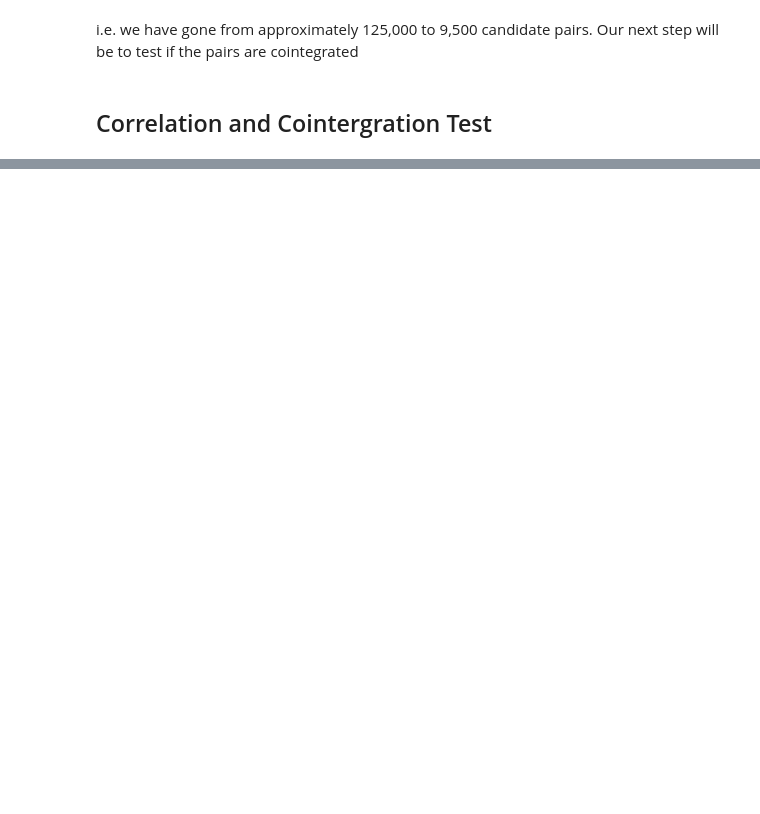
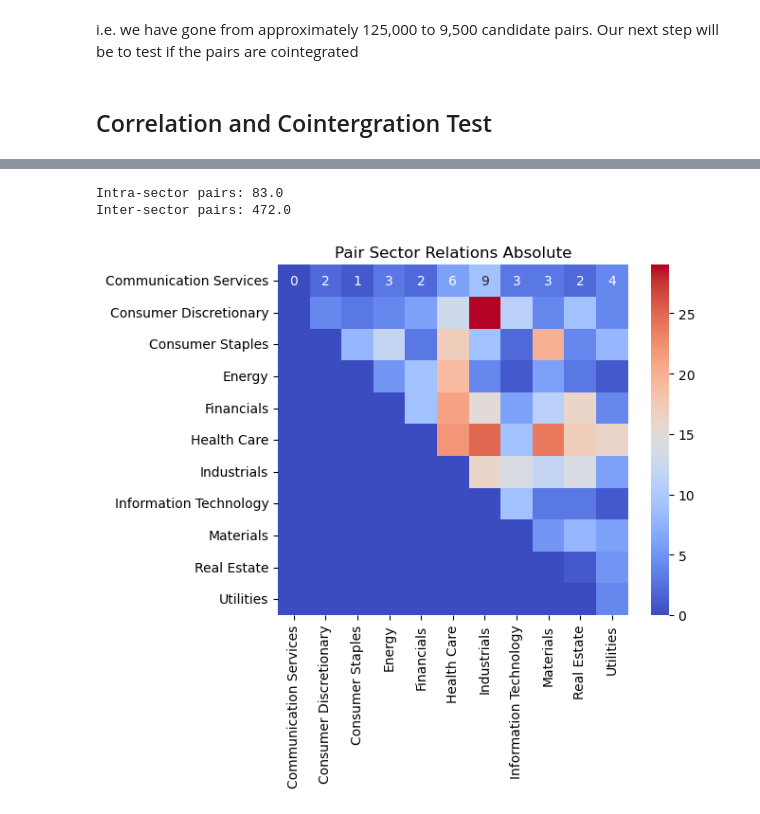
Before and after one commit to DomincDootson/Pairs_Selection_with_Clustering, a Jupyter notebook: Pairs_Selection_with_Unsupervised_Learning.ipynb, the cells around one changed output, grey strips where cells are left out. Saved outputs shown, nothing was run; the diff lists cells and outputs as text; code cells hidden in the pictures; blank space fills up the shorter version.

```diff
--- a/Pairs_Selection_with_Unsupervised_Learning.ipynb
+++ b/Pairs_Selection_with_Unsupervised_Learning.ipynb
@@ -577,0 +672,33 @@ with open('trading_pairs.csv', 'w', newline='') as file:
+# %%
+sector_pairings = [pair for pair in combinations(sectors , 2)]
+sector_index_mapping = {s : i for i, s in enumerate(sectors)}
+# %%
+def get_sector_pair(pair):
+    return tuple(sorted([sp500_sector_info_dict[pair[0]], sp500_sector_info_dict[pair[1]]]))
+# %%
+def get_sectors_heatmap(pairs):
+    sector_pair_heatmap = np.zeros([len(sectors), len(sectors)])
+    for pair in pairs:
+        s_1, s_2 = get_sector_pair(pair)
+        i, j = sector_index_mapping[s_1], sector_index_mapping[s_2]
+        sector_pair_heatmap[i,j] += 1
+
+
+    return sector_pair_heatmap
+# %%
+sector_pair_heatmap = get_sectors_heatmap(selected_pairs)
+# %%
+sns.heatmap(sector_pair_heatmap, annot=True, cmap='coolwarm', fmt='.0f', square=True)
+
+plt.title('Pair Sector Relations Absolute')
+plt.xticks(ticks=np.arange(len(sectors)) + 0.5, labels=sectors, rotation = 90)
+plt.yticks(ticks=np.arange(len(sectors)) + 0.5, labels=sectors, rotation = 0)
+print(f"Intra-sector pairs: {np.trace(sector_pair_heatmap)}")
+print(f"Inter-sector pairs: {len(selected_pairs) - np.trace(sector_pair_heatmap)}")
+
+# Show plot
+plt.show()
+# %% [output]
+Intra-sector pairs: 83.0
+Inter-sector pairs: 472.0
+[figure, added]
```
Also changed, not shown: parts of 33 cells of this notebook, 1 other file.
